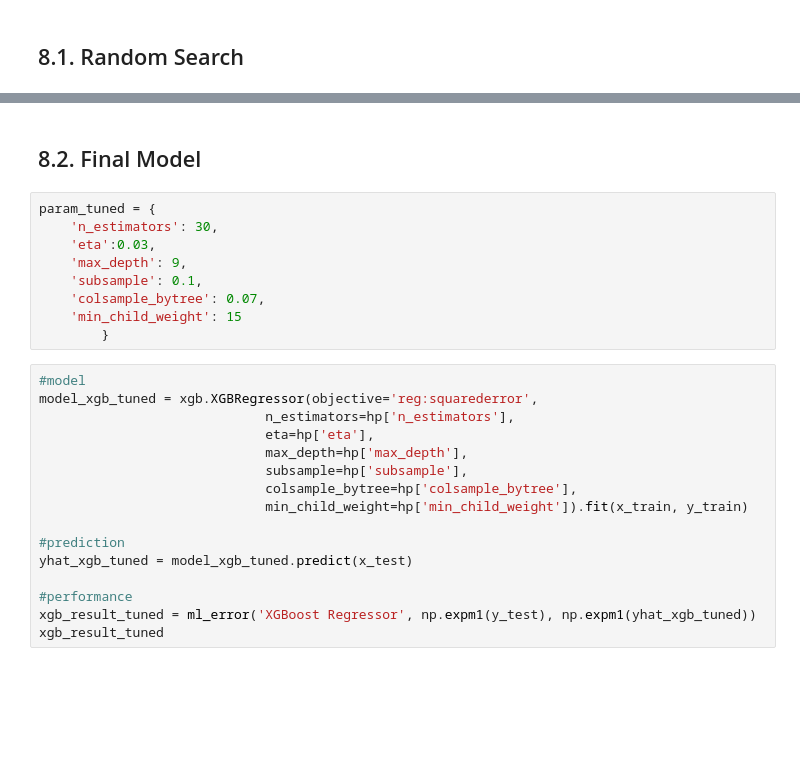
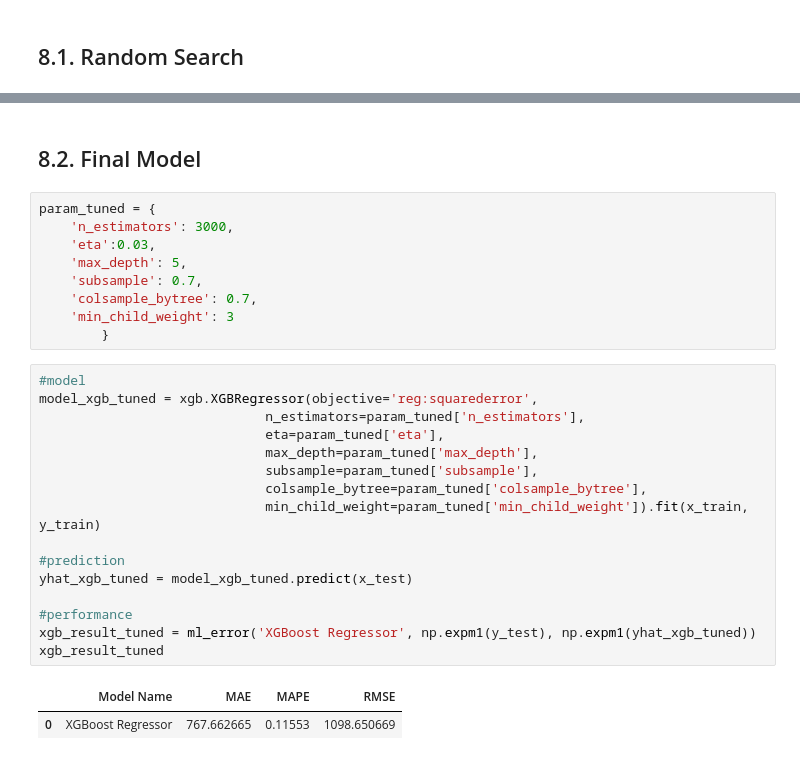
Before and after one commit to daniazevedo7/DataScience_Em_Producao, a Jupyter notebook: proj_m08_v01_store_sales_prediction.ipynb, the cells around one changed output, grey strips where cells are left out. Saved outputs shown, nothing was run; the diff lists cells and outputs as text; blank space fills up the shorter version.

```diff
--- a/proj_m08_v01_store_sales_prediction.ipynb
+++ b/proj_m08_v01_store_sales_prediction.ipynb
@@ -1154,27 +1159,30 @@ final_result
-# %% [markdown]
-## 8.2. Final Model
-# %%
-param_tuned = {
-    'n_estimators': 30,
-    'eta':0.03,
-    'max_depth': 9,
-    'subsample': 0.1,
-    'colsample_bytree': 0.07,
-    'min_child_weight': 15
-        }
-# %%
-#model
-model_xgb_tuned = xgb.XGBRegressor(objective='reg:squarederror',
-                             n_estimators=hp['n_estimators'],
-                             eta=hp['eta'],
-                             max_depth=hp['max_depth'],
-                             subsample=hp['subsample'],
-                             colsample_bytree=hp['colsample_bytree'],
-                             min_child_weight=hp['min_child_weight']).fit(x_train, y_train)
-
-#prediction
-yhat_xgb_tuned = model_xgb_tuned.predict(x_test)
-
-#performance
-xgb_result_tuned = ml_error('XGBoost Regressor', np.expm1(y_test), np.expm1(yhat_xgb_tuned))
-xgb_result_tuned
+# %% [markdown]
+## 8.2. Final Model
+# %%
+param_tuned = {
+    'n_estimators': 3000,
+    'eta':0.03,
+    'max_depth': 5,
+    'subsample': 0.7,
+    'colsample_bytree': 0.7,
+    'min_child_weight': 3
+        }
+# %%
+#model
+model_xgb_tuned = xgb.XGBRegressor(objective='reg:squarederror',
+                             n_estimators=param_tuned['n_estimators'],
+                             eta=param_tuned['eta'],
+                             max_depth=param_tuned['max_depth'],
+                             subsample=param_tuned['subsample'],
+                             colsample_bytree=param_tuned['colsample_bytree'],
+                             min_child_weight=param_tuned['min_child_weight']).fit(x_train, y_train)
+
+#prediction
+yhat_xgb_tuned = model_xgb_tuned.predict(x_test)
+
+#performance
+xgb_result_tuned = ml_error('XGBoost Regressor', np.expm1(y_test), np.expm1(yhat_xgb_tuned))
+xgb_result_tuned
+# %% [output]
+|  | Model Name | MAE | MAPE | RMSE |
+| 0 | XGBoost Regressor | 767.662665 | 0.11553 | 1098.650669 |
```
Also changed, not shown: parts of 2 cells of this notebook.
